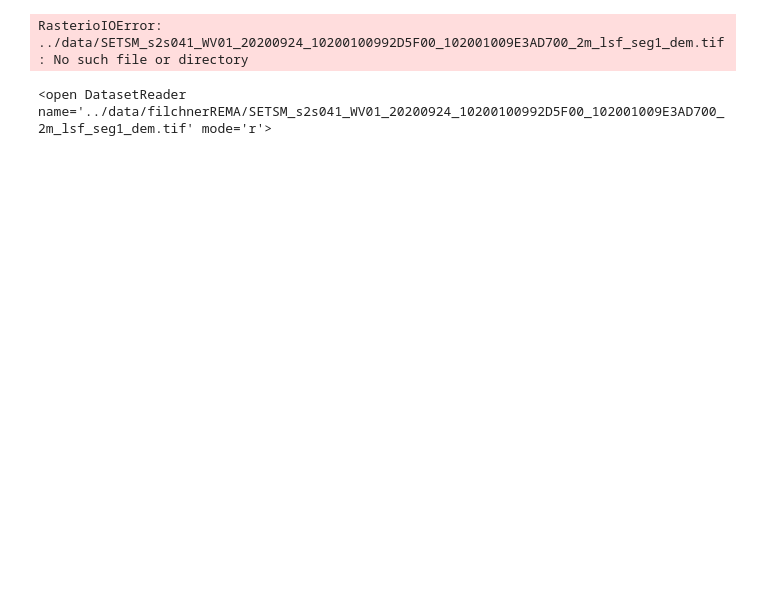
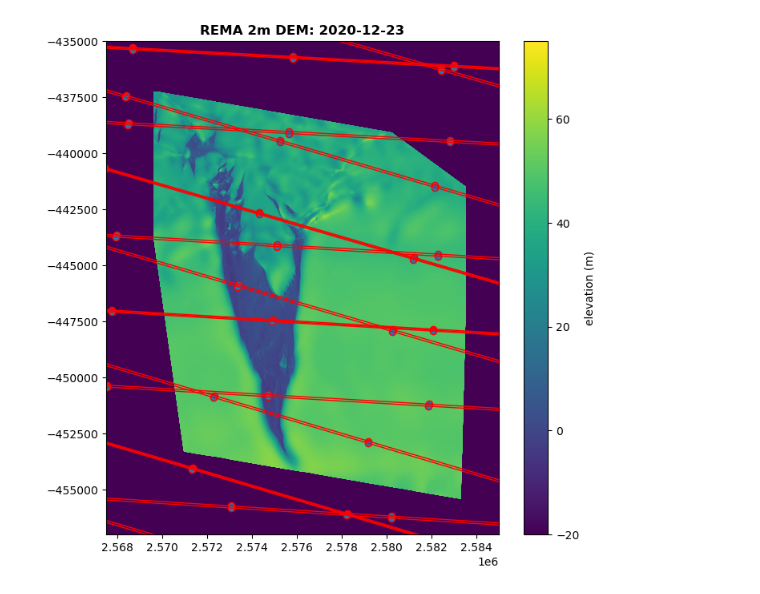
Before and after one commit to chancelorr/rifts, a Jupyter notebook: notebooks/viewREMA.ipynb, the cells around one changed output. Cells and saved outputs as stored; diff of their text form; code cells hidden in the pictures; blank space fills up the shorter version.

```diff
--- a/notebooks/viewREMA.ipynb
+++ b/notebooks/viewREMA.ipynb
@@ -16,11 +40,49 @@ import pandas as pd
 # %%
-file = "../data/SETSM_s2s041_WV01_20200924_10200100992D5F00_102001009E3AD700_2m_lsf_seg1_dem.tif"
-raster = rs.open(file)
-array = raster.read()
-#rs.show(raster)
+# load DEM
+file = '../data/SETSM_s2s041_WV03_20201223_104001006473AD00_10400100649D5800_2m_lsf_seg1_dem.tif'
+src = rs.open(file)
+dem = src.read()
+tr = src.transform
+src, tr, crs = reproject_raster(src, 'EPSG:3031')
+
+# load ICEsat-2 kmls
+kml = gpd.GeoDataFrame.from_file('../shapes/rgt/shackleton_ICESat-2_tracks_cycle22.shp')
-# %% [output]
-RasterioIOError: ../data/SETSM_s2s041_WV01_20200924_10200100992D5F00_102001009E3AD700_2m_lsf_seg1_dem.tif: No such file or directory
-# %%
-raster
-# %% [output]
-<open DatasetReader name='../data/filchnerREMA/SETSM_s2s041_WV01_20200924_10200100992D5F00_102001009E3AD700_2m_lsf_seg1_dem.tif' mode='r'>
+# %%
+
+# load ICEsat-2 kmls
+file = '../shapes/rgt/shackleton_ICESat-2_tracks_cycle22.geojson'
+#kml = gpd.GeoDataFrame.from_file(file).set_crs('EPSG:4326').to_crs('EPSG:3031')
+gj = gpd.GeoDataFrame.from_file(file).set_crs('EPSG:4326').to_crs('EPSG:3031')
+# %%
+vmin, vmax = -20, 75
+titl = 'REMA 2m DEM: 2020-12-23'
+xlim = [2.5675e6, 2.5850e6]
+ylim = [-457000, -435000]
+
+######################
+
+fig, ax = plt.subplots(figsize=[8, 8])
+# has some kwargs but also passes some to plt.imshow()
+img = plot.show(src, ax=ax, transform=tr, cmap='viridis', title=titl, vmin=vmin, vmax=vmax, aspect='equal')
+ax.set_xlim(xlim)
+ax.set_ylim(ylim)
+
+gj.plot(ax=ax, facecolor='none', edgecolor='red', linewidth=1)
+
+sm = plt.cm.ScalarMappable(cmap='viridis', norm=plt.Normalize(vmin=vmin, vmax=vmax))
+sm.set_array([])
+
+cbar = plt.colorbar(sm, ax=ax, fraction=0.05)
+cbar.set_label('elevation (m)')
+
+#line_coords = [[99.755906,-66.298107], [99.771502,-66.242697]]
+line_coords_34_gt1r = [[2571164,-445327], [2576914,-446992]]
+line_coords_34_gt1r = [[2571164,-445327+200], [2576914,-446992+200]]
+line_coords_1185_gt1l = [[2571670.49,-443868.03], [2578631.05,-444278.30]]
+x, y = LineString(line_coords_34_gt1r).xy
+#ax.plot(x, y, color='white')
+
+x, y = LineString(line_coords_1185_gt1l).xy
+#ax.plot(x, y, color='white')
+# %% [output]
+[figure, added]
```
Also changed, not shown: parts of 6 cells of this notebook, 9 other files.
